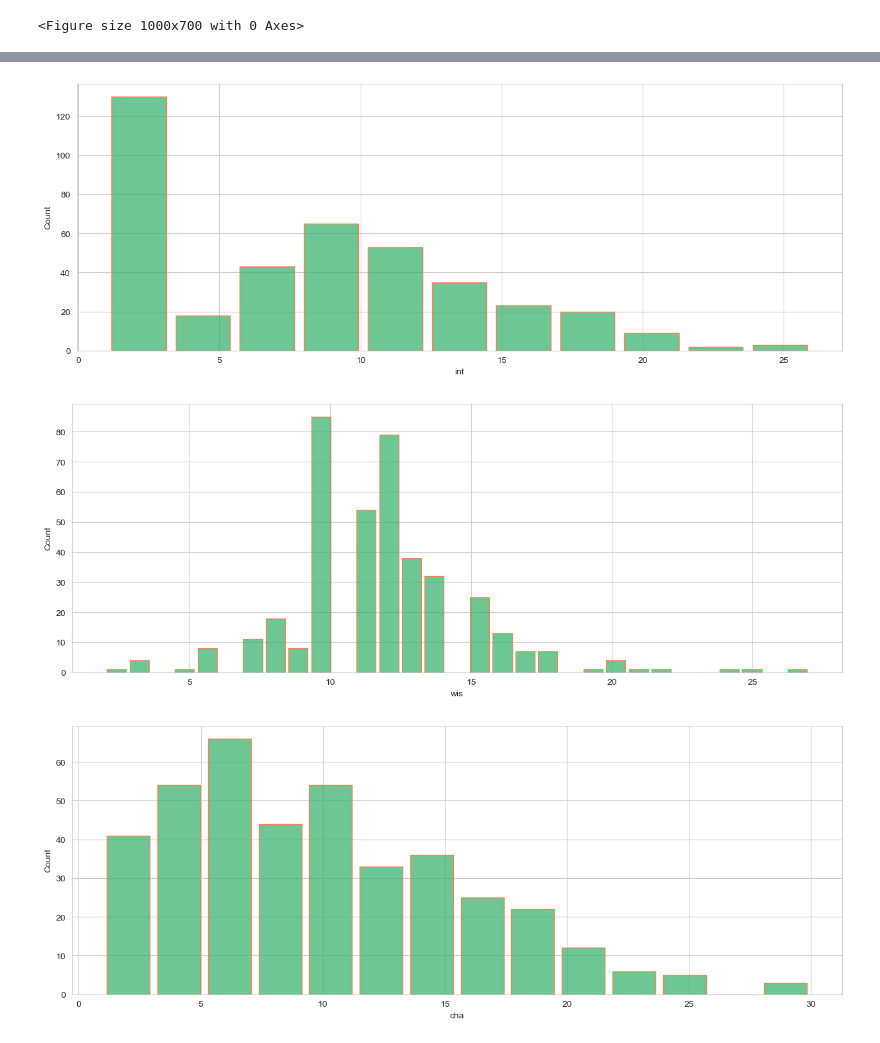
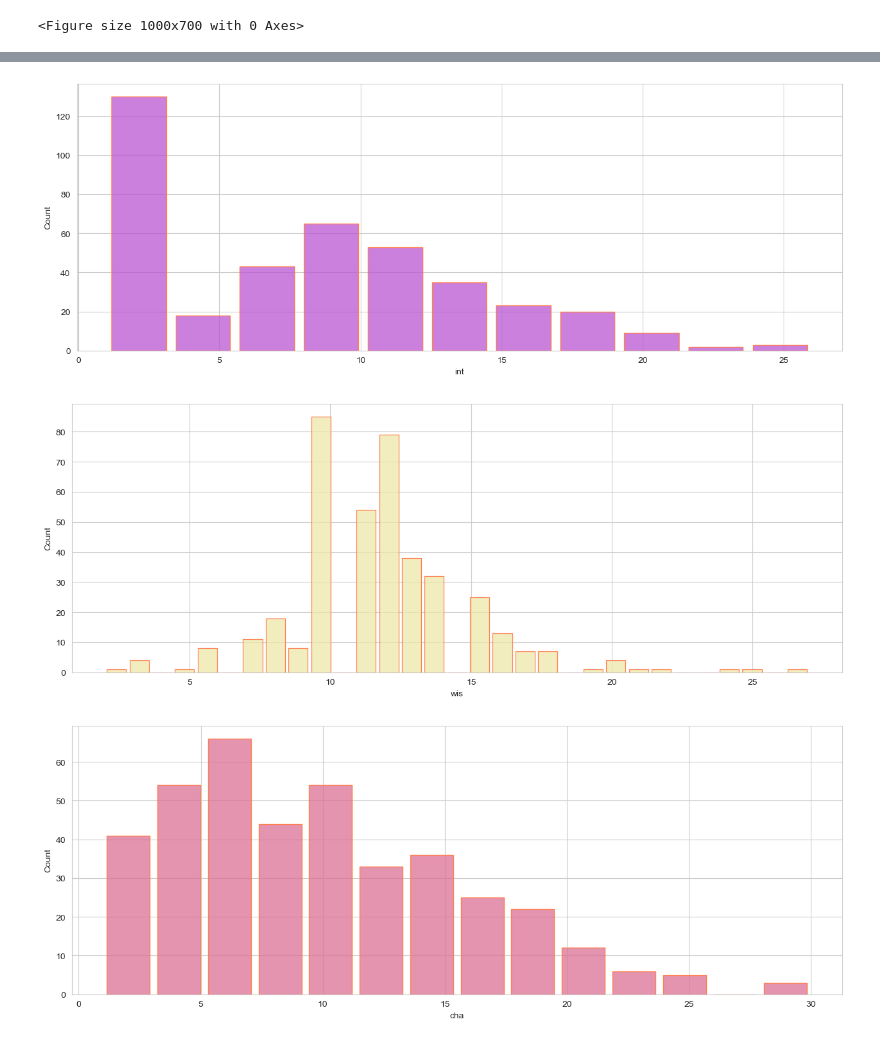
Before and after one commit to Astrolotll/CODE-Lancs-Python-Work, a Jupyter notebook: Python Database Project/Visual Database.ipynb, the cells around one changed output, grey strips where cells are left out. Cells and saved outputs as stored; diff of their text form; code cells hidden in the pictures.

```diff
--- a/Python Database Project/Visual Database.ipynb
+++ b/Python Database Project/Visual Database.ipynb
@@ -215,30 +243,30 @@ plt.subplots_adjust(bottom=0.01)
 # %%
 sns.set_style("whitegrid")
 plt.title="Intelligence"
-sns.histplot(data_df, x="int", color='#3cb371', edgecolor='#ff7f50', shrink=0.85)
+sns.histplot(data_df, x="int", color='#ba55d3', edgecolor='#ff7f50', shrink=0.85)
 plt.subplots_adjust(right=2)
 plt.subplots_adjust(bottom=0.01)
 # %% [output]
-[figure, old version]
+[figure, new version]
 # %%
 #the above table shows the monsters grouped up into groups of equal levels of int (Intelligence)
 # %%
 sns.set_style("whitegrid")
 plt.title="Wisdom"
-sns.histplot(data_df, x="wis", color='#3cb371', edgecolor='#ff7f50', shrink=0.85)
+sns.histplot(data_df, x="wis", color='#eee8aa', edgecolor='#ff7f50', shrink=0.85)
 plt.subplots_adjust(right=2)
 plt.subplots_adjust(bottom=0.01)
 # %% [output]
-[figure, old version]
+[figure, new version]
 # %%
 #the above table shows the monsters grouped up into groups of equal levels of wis (wisdom)
 # %%
 sns.set_style("whitegrid")
 plt.title="Charisma"
-sns.histplot(data_df, x="cha", color='#3cb371', edgecolor='#ff7f50', shrink=0.85)
+sns.histplot(data_df, x="cha", color='#db7093', edgecolor='#ff7f50', shrink=0.85)
 plt.subplots_adjust(right=2)
 plt.subplots_adjust(bottom=0.01)
 # %% [output]
-[figure, old version]
+[figure, new version]
 # %%
 #the above table shows the monsters grouped up into groups of equal levels of cha (Charisma)
```
Also changed, not shown: parts of 23 cells of this notebook.
